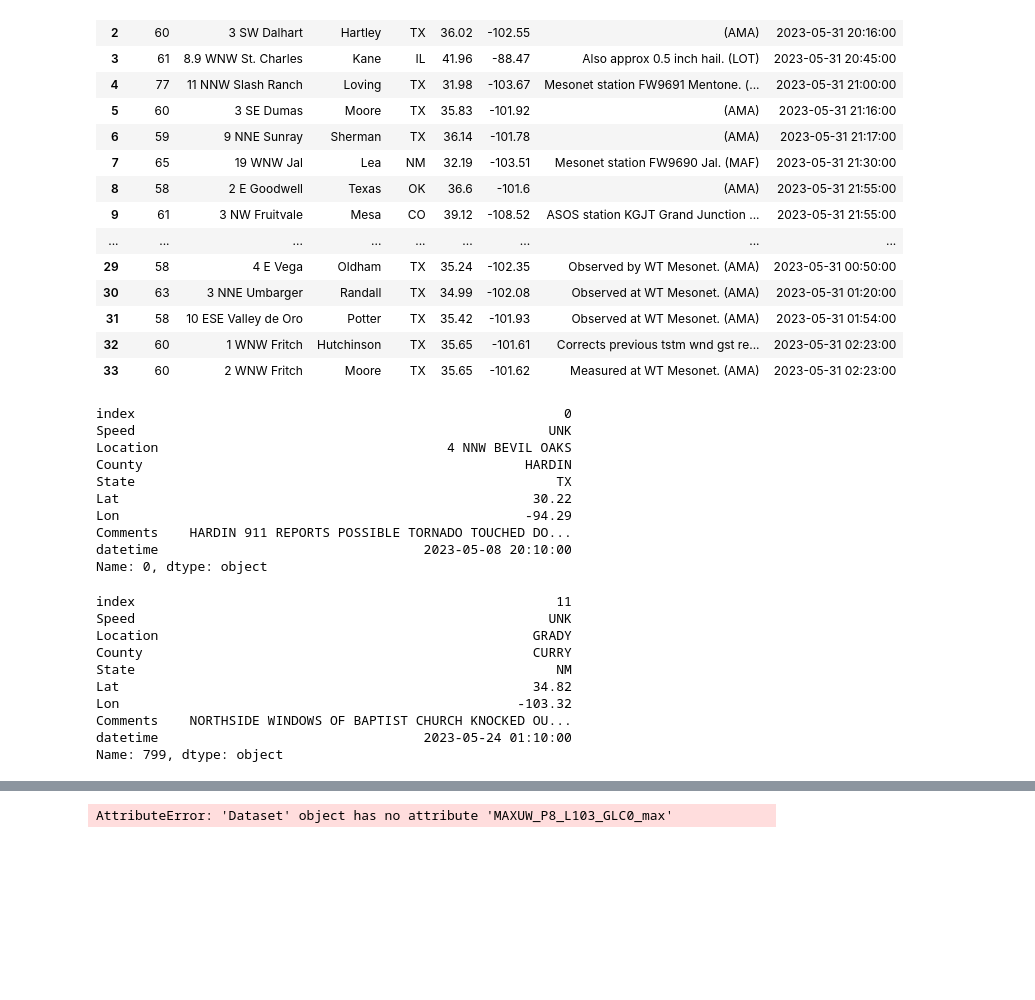
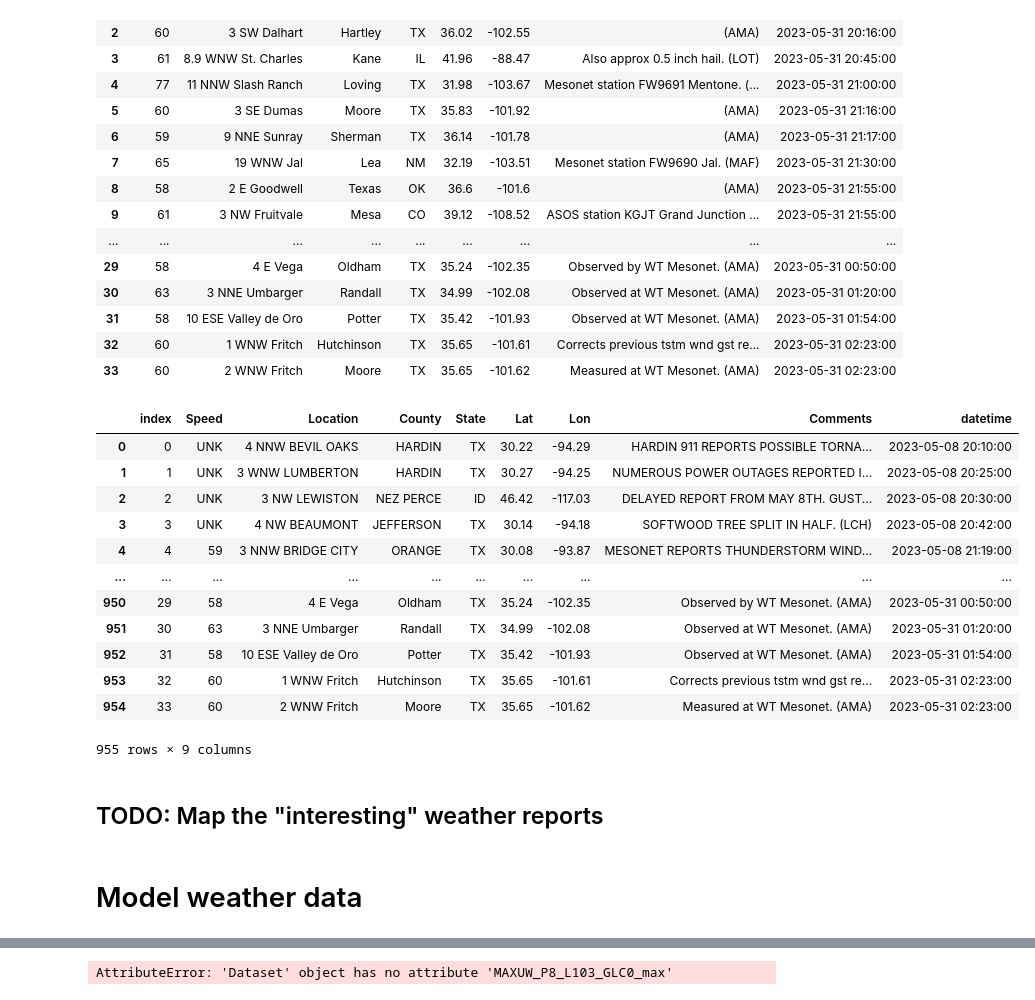
Before and after one commit to alex-schein-NOAA/data-transfer-tool, a Jupyter notebook: Notebook.ipynb, the cells around one changed output, grey strips where cells are left out. Drawn from its saved outputs; the diff is of its cells as text; code cells hidden in the pictures; blank space fills up the shorter version.

```diff
--- a/Notebook.ipynb
+++ b/Notebook.ipynb
@@ -80,32 +80,25 @@ def generate_dates():
     return dates
 # %%
 report_data = get_may_weather_reports()
-report_data.iloc[0]
+report_data
 # %% [output]
+|  | index | Speed | Location | County | State | Lat | Lon | Comments | datetime |
+| 0 | 0 | UNK | 4 NNW BEVIL OAKS | HARDIN | TX | 30.22 | -94.29 | HARDIN 911 REPORTS POSSIBLE TORNA... | 2023-05-08 20:10:00 |
+| 1 | 1 | UNK | 3 WNW LUMBERTON | HARDIN | TX | 30.27 | -94.25 | NUMEROUS POWER OUTAGES REPORTED I... | 2023-05-08 20:25:00 |
+| 2 | 2 | UNK | 3 NW LEWISTON | NEZ PERCE | ID | 46.42 | -117.03 | DELAYED REPORT FROM MAY 8TH. GUST... | 2023-05-08 20:30:00 |
+| 3 | 3 | UNK | 4 NW BEAUMONT | JEFFERSON | TX | 30.14 | -94.18 | SOFTWOOD TREE SPLIT IN HALF. (LCH) | 2023-05-08 20:42:00 |
+| 4 | 4 | 59 | 3 NNW BRIDGE CITY | ORANGE | TX | 30.08 | -93.87 | MESONET REPORTS THUNDERSTORM WIND... | 2023-05-08 21:19:00 |
+| ... | ... | ... | ... | ... | ... | ... | ... | ... | ... |
+| 950 | 29 | 58 | 4 E Vega | Oldham | TX | 35.24 | -102.35 | Observed by WT Mesonet. (AMA) | 2023-05-31 00:50:00 |
+| 951 | 30 | 63 | 3 NNE Umbarger | Randall | TX | 34.99 | -102.08 | Observed at WT Mesonet. (AMA) | 2023-05-31 01:20:00 |
+| 952 | 31 | 58 | 10 ESE Valley de Oro | Potter | TX | 35.42 | -101.93 | Observed at WT Mesonet. (AMA) | 2023-05-31 01:54:00 |
+| 953 | 32 | 60 | 1 WNW Fritch | Hutchinson | TX | 35.65 | -101.61 | Corrects previous tstm wnd gst re... | 2023-05-31 02:23:00 |
+| 954 | 33 | 60 | 2 WNW Fritch | Moore | TX | 35.65 | -101.62 | Measured at WT Mesonet. (AMA) | 2023-05-31 02:23:00 |
-index                                                       0
-Speed                                                     UNK
-Location                                     4 NNW BEVIL OAKS
-County                                                 HARDIN
-State                                                      TX
-Lat                                                     30.22
-Lon                                                    -94.29
-Comments    HARDIN 911 REPORTS POSSIBLE TORNADO TOUCHED DO...
-datetime                                  2023-05-08 20:10:00
-Name: 0, dtype: object
+955 rows × 9 columns
-# %%
-r = report_data[report_data["Lat"] == "34.82"]
-r.iloc[0]
-# %% [output]
-index                                                      11
-Speed                                                     UNK
-Location                                                GRADY
-County                                                  CURRY
-State                                                      NM
-Lat                                                     34.82
-Lon                                                   -103.32
-Comments    NORTHSIDE WINDOWS OF BAPTIST CHURCH KNOCKED OU...
-datetime                                  2023-05-24 01:10:00
-Name: 799, dtype: object
+# %% [markdown]
+## TODO: Map the "interesting" weather reports ##
 # %%
 import cartopy.crs as ccrs
+# %% [markdown]
+# Model weather data #
 # %%
```
Also changed, not shown: parts of 8 cells of this notebook, 2 other files.
